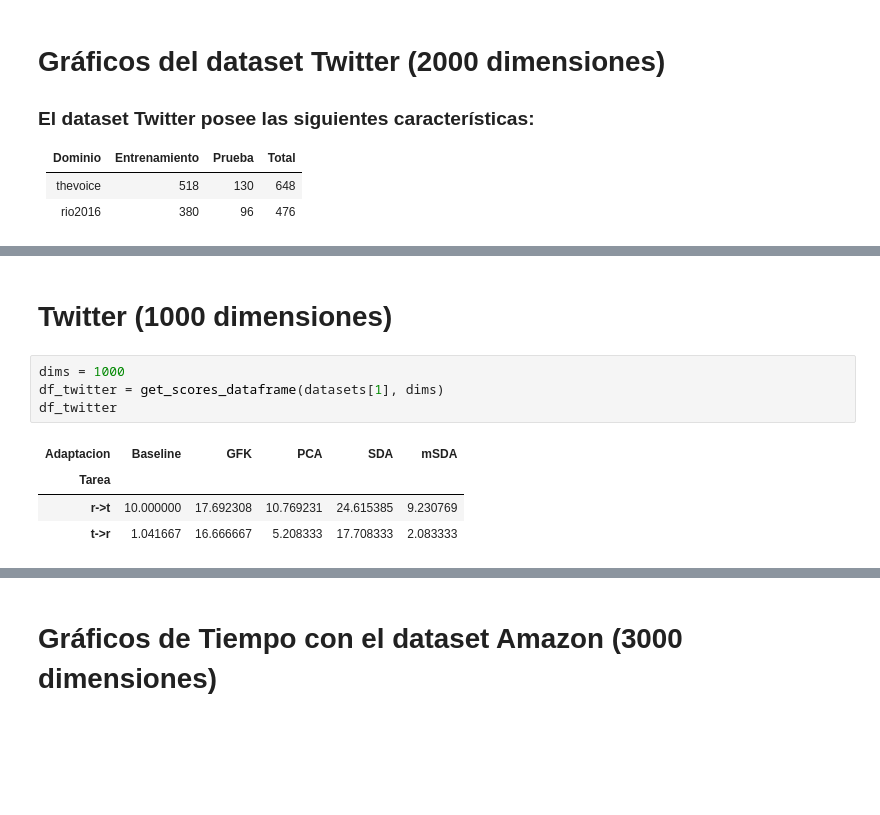
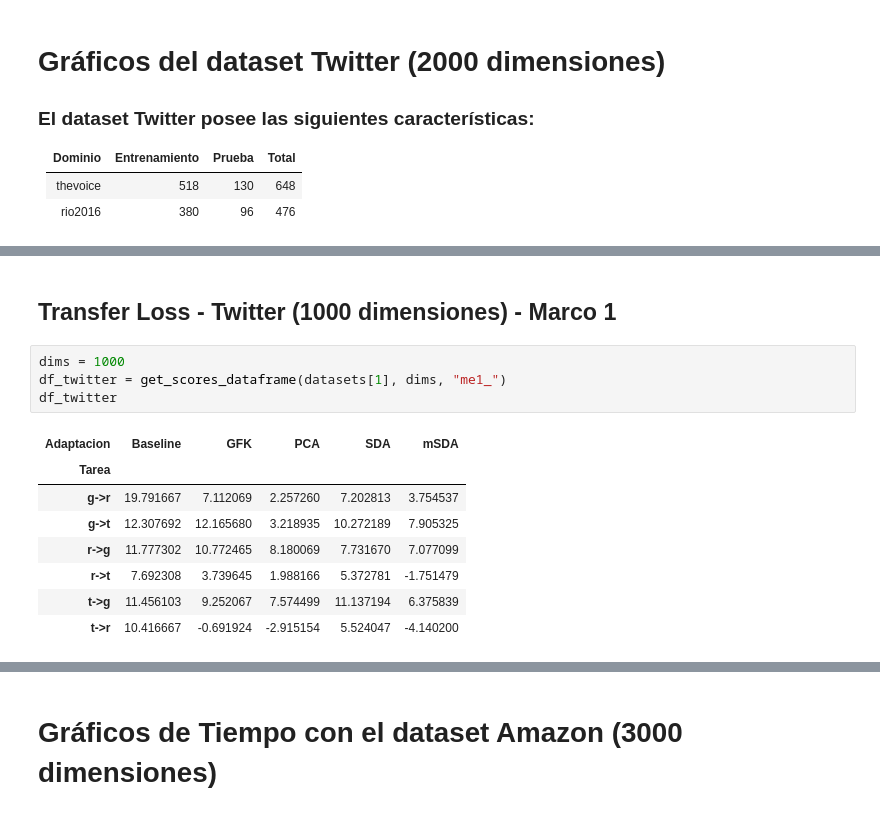
Before and after one commit to franciscoprimero/Memoria, a Jupyter notebook: Graficos.ipynb, the cells around one changed output, grey strips where cells are left out. Drawn from its saved outputs; the diff is of its cells as text; blank space fills up the shorter version.

```diff
--- a/Graficos.ipynb
+++ b/Graficos.ipynb
@@ -150,14 +145,18 @@ plt.savefig(figure_path, bbox_inches='tight')
 # %% [markdown]
-# Twitter (1000 dimensiones)
+## Transfer Loss - Twitter (1000 dimensiones) - Marco 1
 # %%
 dims = 1000
-df_twitter = get_scores_dataframe(datasets[1], dims)
+df_twitter = get_scores_dataframe(datasets[1], dims, "me1_")
 df_twitter
 # %% [output]
 | Adaptacion | Baseline | GFK | PCA | SDA | mSDA |
 | Tarea |  |  |  |  |  |
-| r->t | 10.000000 | 17.692308 | 10.769231 | 24.615385 | 9.230769 |
-| t->r | 1.041667 | 16.666667 | 5.208333 | 17.708333 | 2.083333 |
+| g->r | 19.791667 | 7.112069 | 2.257260 | 7.202813 | 3.754537 |
+| g->t | 12.307692 | 12.165680 | 3.218935 | 10.272189 | 7.905325 |
+| r->g | 11.777302 | 10.772465 | 8.180069 | 7.731670 | 7.077099 |
+| r->t | 7.692308 | 3.739645 | 1.988166 | 5.372781 | -1.751479 |
+| t->g | 11.456103 | 9.252067 | 7.574499 | 11.137194 | 6.375839 |
+| t->r | 10.416667 | -0.691924 | -2.915154 | 5.524047 | -4.140200 |
 # %%
 twitter_plot = df_twitter.plot(kind='bar', figsize=(20,10), rot=45, fontsize=15, legend=False)
 patches, labels = twitter_plot.get_legend_handles_labels()
```
Also changed, not shown: parts of 16 cells of this notebook, 47 other files.
